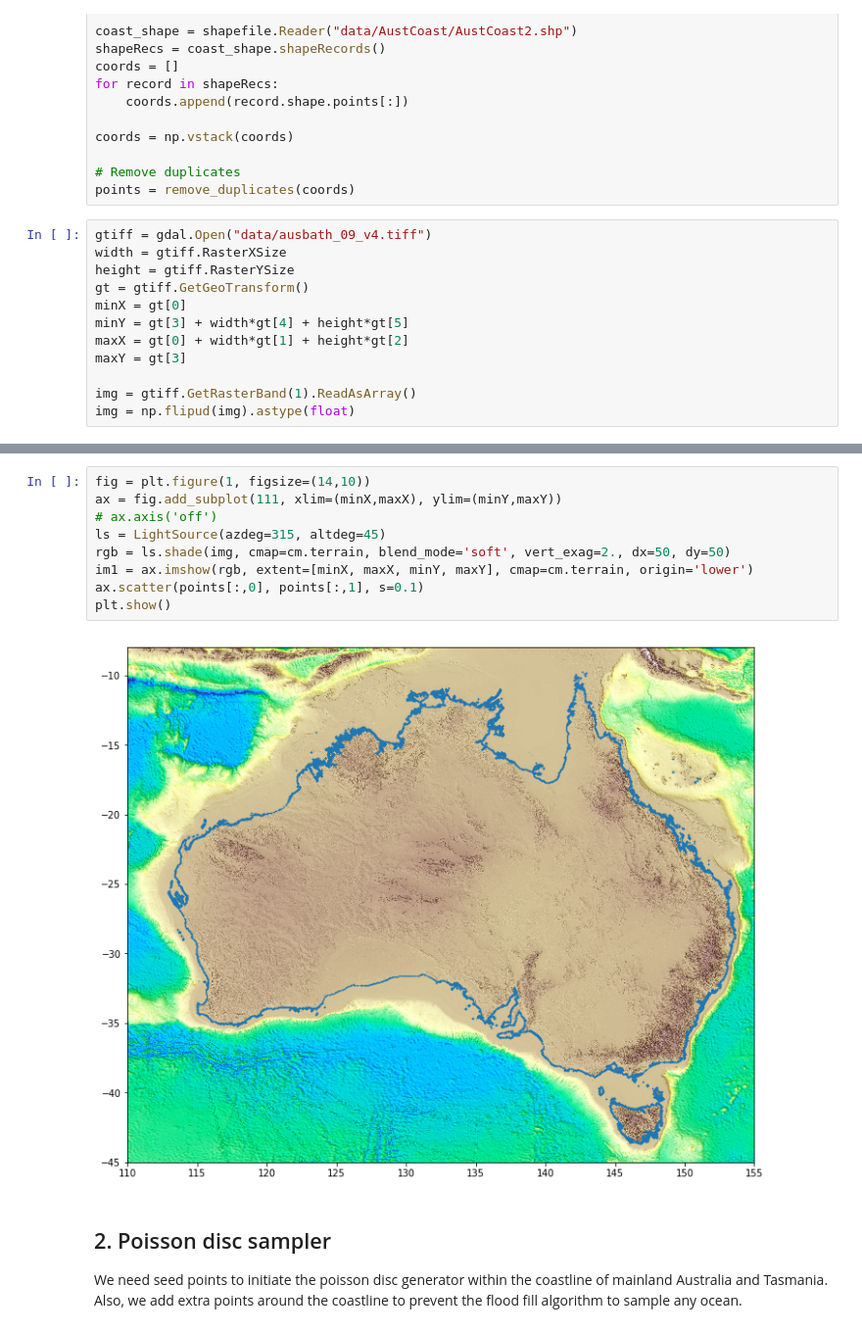
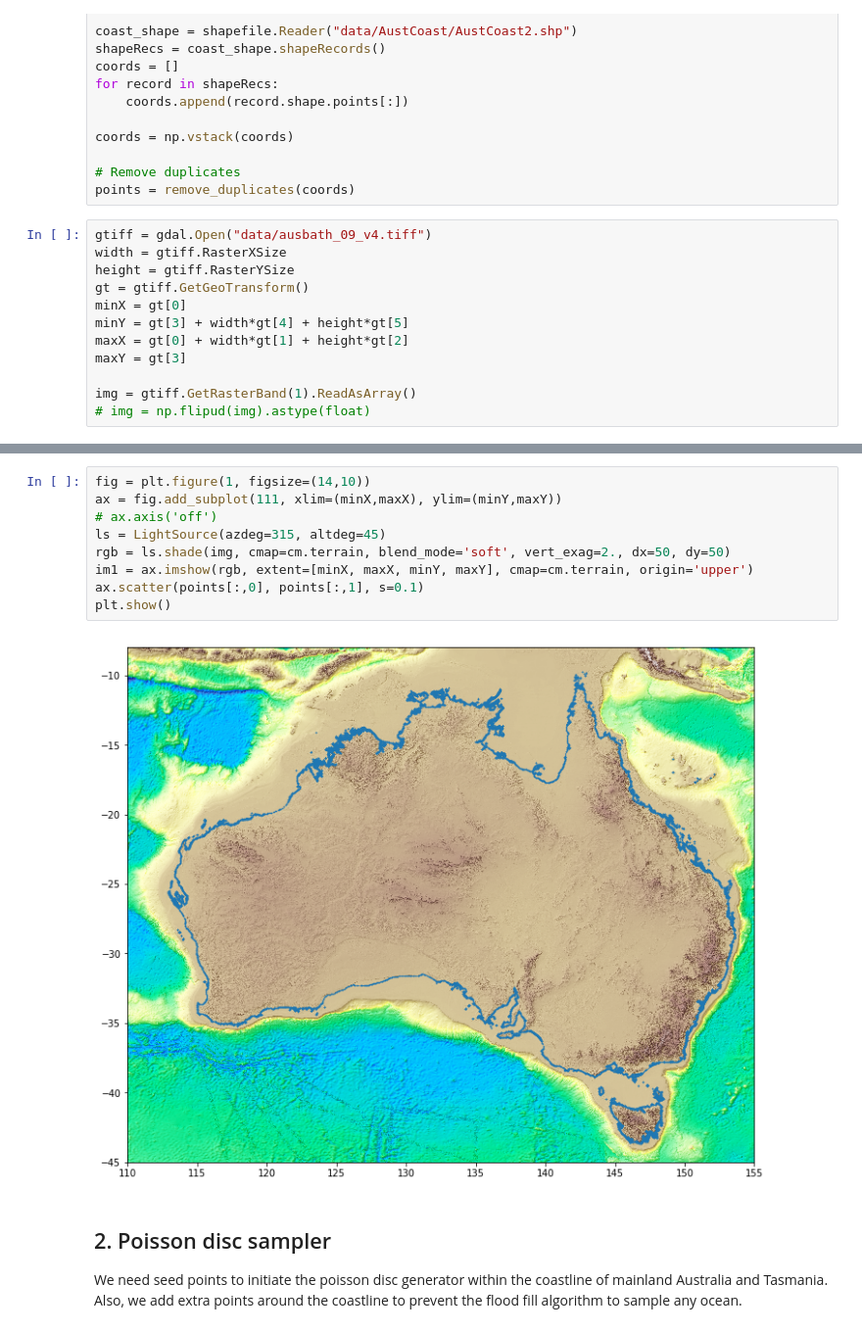
Before and after one commit to underworldcode/quagmire, a Jupyter notebook: Notebooks/Australian coastline.ipynb, the cells around one changed output, grey strips where cells are left out. Shown at 98% size. Cells and saved outputs as stored; diff of their text form.

```diff
--- a/Notebooks/Australian coastline.ipynb
+++ b/Notebooks/Australian coastline.ipynb
@@ -56,4 +56,4 @@ maxX = gt[0] + width*gt[1] + height*gt[2]
 maxY = gt[3]
 
 img = gtiff.GetRasterBand(1).ReadAsArray()
-img = np.flipud(img).astype(float)
+# img = np.flipud(img).astype(float)
@@ -60,14 +65,14 @@ img = np.flipud(img).astype(float)
 # %%
 fig = plt.figure(1, figsize=(14,10))
 ax = fig.add_subplot(111, xlim=(minX,maxX), ylim=(minY,maxY))
 # ax.axis('off')
 ls = LightSource(azdeg=315, altdeg=45)
 rgb = ls.shade(img, cmap=cm.terrain, blend_mode='soft', vert_exag=2., dx=50, dy=50)
-im1 = ax.imshow(rgb, extent=[minX, maxX, minY, maxY], cmap=cm.terrain, origin='lower')
+im1 = ax.imshow(rgb, extent=[minX, maxX, minY, maxY], cmap=cm.terrain, origin='upper')
 ax.scatter(points[:,0], points[:,1], s=0.1)
 plt.show()
 # %% [output]
-[figure, old version]
+[figure, new version]
 # %% [markdown]
 ## 2. Poisson disc sampler
 
```
Also changed, not shown: parts of 24 cells of this notebook, 10 other files.
